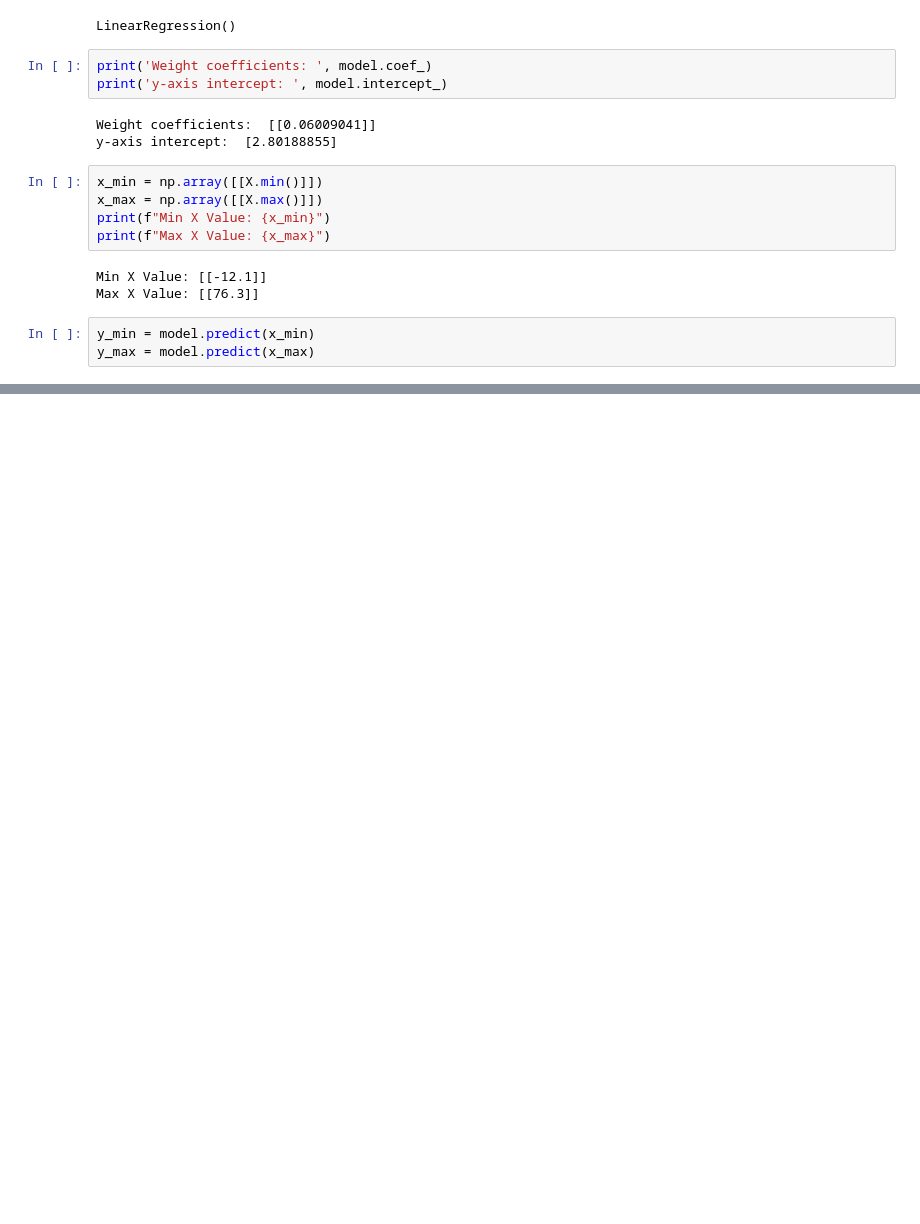
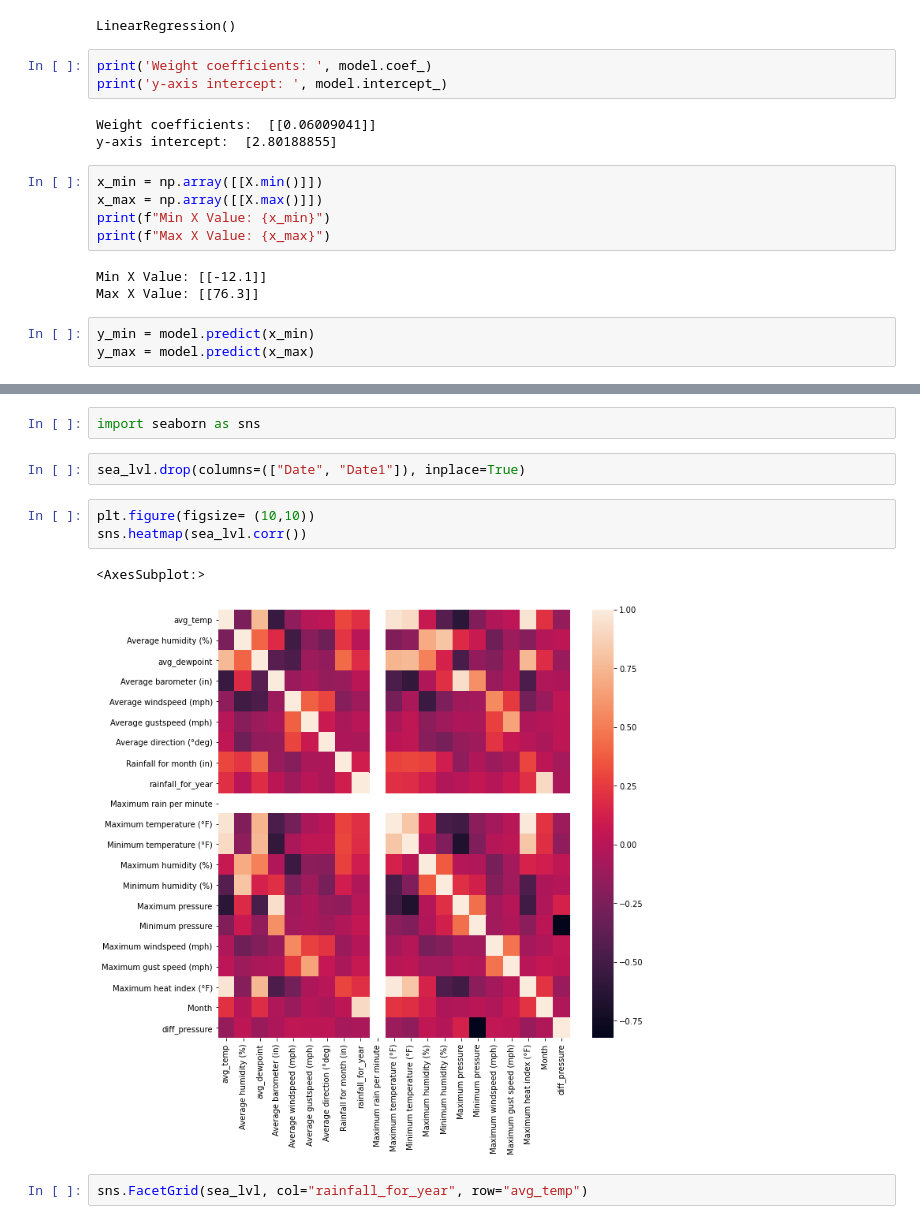
Before and after one commit to LiquidRonnie/Project-2, a Jupyter notebook: Project-2 Code/Linear Regression.ipynb, the cells around one changed output, grey strips where cells are left out. Drawn from its saved outputs; the diff is of its cells as text; blank space fills up the shorter version.

```diff
--- a/Project-2 Code/Linear Regression.ipynb
+++ b/Project-2 Code/Linear Regression.ipynb
@@ -74,0 +155,12 @@ plt.plot([x_min[0], x_max[0]], [y_min[0], y_max[0]], c='red')
+# %%
+import seaborn as sns
+# %%
+sea_lvl.drop(columns=(["Date", "Date1"]), inplace=True)
+# %%
+plt.figure(figsize= (10,10))
+sns.heatmap(sea_lvl.corr())
+# %% [output]
+<AxesSubplot:>
+[figure, added]
+# %%
+sns.FacetGrid(sea_lvl, col="rainfall_for_year", row="avg_temp")
```
Also changed, not shown: parts of 13 cells of this notebook.
